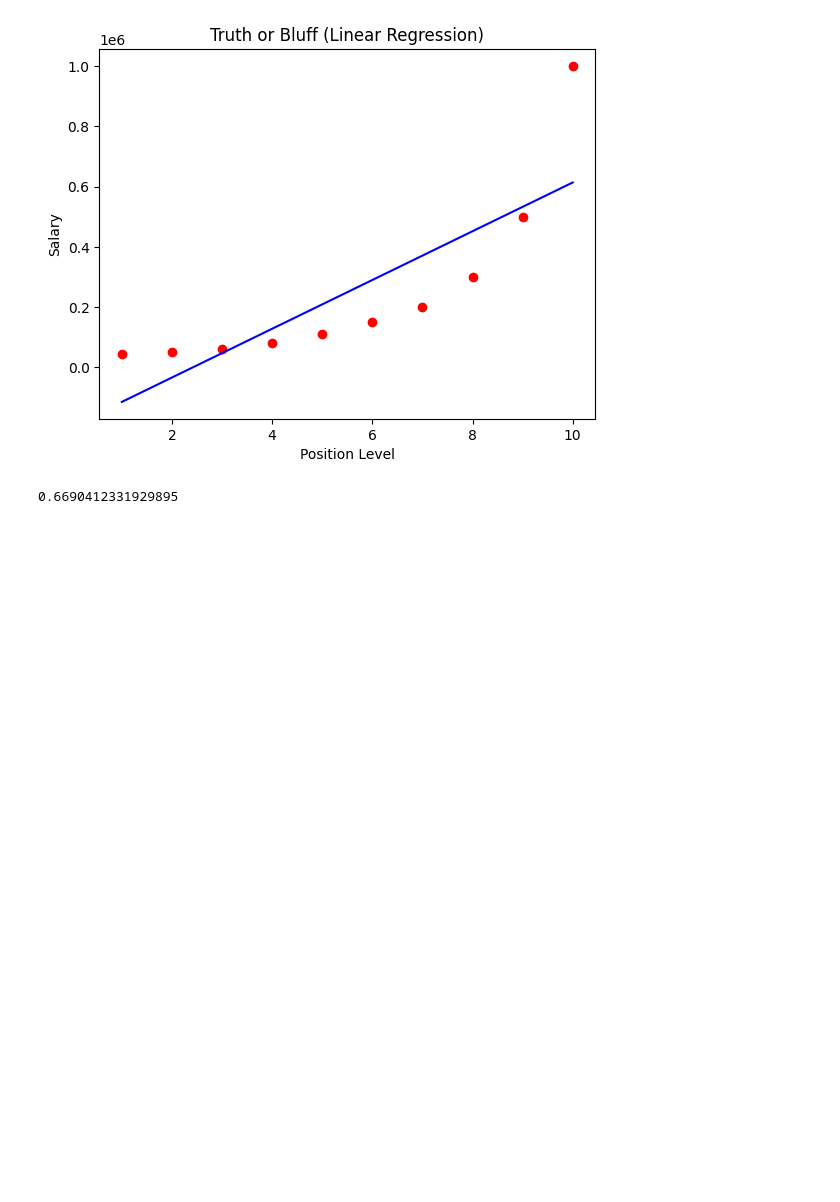
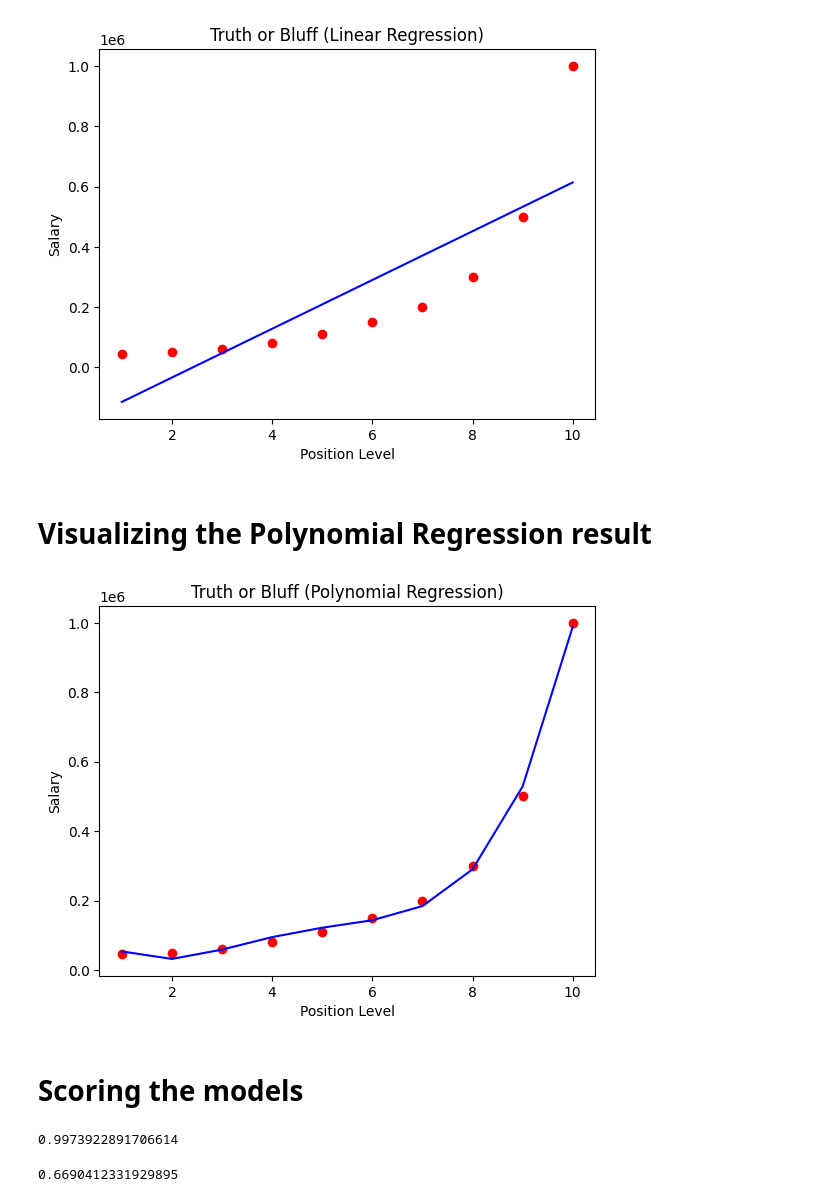
Before and after one commit to ShouravRakshit/Machine-Learning-Models, a Jupyter notebook: Polynomial Regression/polynomial_regression.ipynb, the cells around one changed output. Drawn from its saved outputs; the diff is of its cells as text; code cells hidden in the pictures; blank space fills up the shorter version.

Commit message:
done with poly

```diff
--- a/Polynomial Regression/polynomial_regression.ipynb
+++ b/Polynomial Regression/polynomial_regression.ipynb
@@ -37,7 +37,7 @@ print(regression.coef_)
 # Training the Polynomial Regression model on the dataset
 # %%
 from sklearn.preprocessing import PolynomialFeatures
-poly_reg = PolynomialFeatures(degree=2)
+poly_reg = PolynomialFeatures(degree=4)
 X_poly = poly_reg.fit_transform(X)
 regression2 = LinearRegression()
 regression2.fit(X_poly, y)
@@ -65,6 +64,24 @@ plt.ylabel('Salary')
 plt.show()
 # %% [output]
 [figure]
+# %% [markdown]
+# Visualizing the Polynomial Regression result
+# %%
+plt.scatter(X, y, color = 'red')
+plt.plot(X, regression2.predict(X_poly), color = 'blue')
+plt.title('Truth or Bluff (Polynomial Regression)')
+plt.xlabel('Position Level')
+plt.ylabel('Salary')
+plt.show()
+# %% [output]
+[figure, added]
+# %% [markdown]
+# Scoring the models
+# %%
+from sklearn.metrics import r2_score
+print(r2_score(y, regression2.predict(X_poly)))
+# %% [output]
+0.9973922891706614
 # %%
 from sklearn.metrics import r2_score
 print(r2_score(y, regression.predict(X)))
```
Also changed, not shown: parts of 5 cells of this notebook.
